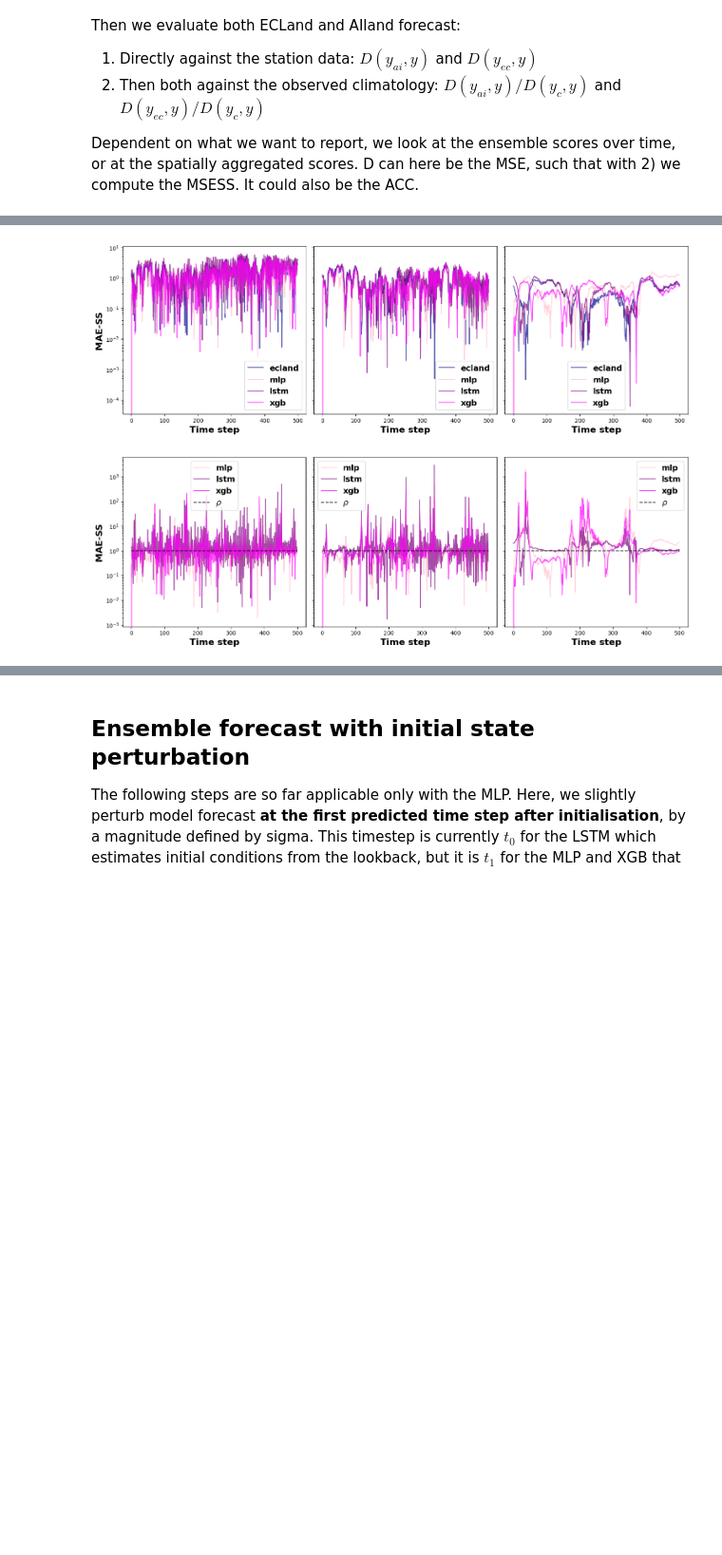
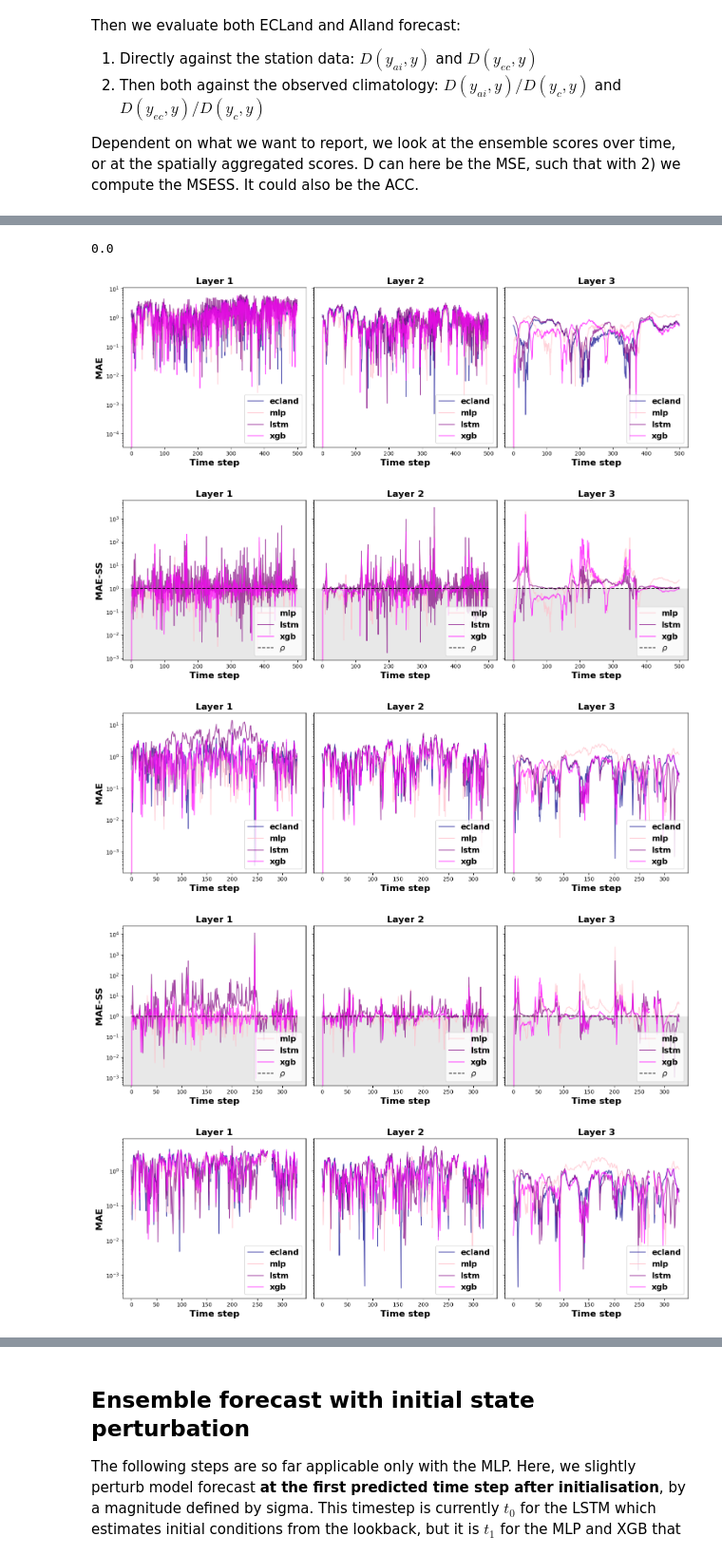
Before and after one commit to MWesselkamp/forecast-horizons, a Jupyter notebook: ecland-emulator/notebooks/evaluation_template.ipynb, the cells around one changed output, grey strips where cells are left out. Shown at 95% size. Drawn from its saved outputs; the diff is of its cells as text; code cells hidden in the pictures; blank space fills up the shorter version.

```diff
--- a/ecland-emulator/notebooks/evaluation_template.ipynb
+++ b/ecland-emulator/notebooks/evaluation_template.ipynb
@@ -159,4 +159,25 @@ Then we evaluate both ECLand and AIland forecast:
 
 Dependent on what we want to report, we look at the ensemble scores over time, or at the spatially aggregated scores. D can here be the MSE, such that with 2) we compute the MSESS. It could also be the ACC.
 # %%
-station_data.shape
+def get_daily_forecasts(data):
+    return data[0::4], data[1::4] , data[2::4], data[3::4]
+
+fc_numerical = dynamic_features_dict['mlp']
+fc_emulators = dynamic_features_prediction_dict
+
+station_data_1, station_data_2, station_data_3, station_data_4 = get_daily_forecasts(station_data)
+fc_numerical_1, fc_numerical_2, fc_numerical_3, fc_numerical_4 = get_daily_forecasts(dynamic_features_dict['mlp'])
+
+fc_emulators_1 = {}
+fc_emulators_2 = {}
+fc_emulators_3 = {}
+fc_emulators_4 = {}
+
+for mod, fc in dynamic_features_prediction_dict.items():
+
+    output1, output2, output3, output4 = get_daily_forecasts(fc)
+
+    fc_emulators_1[mod] = output1
+    fc_emulators_2[mod] = output2
+    fc_emulators_3[mod] = output3
+    fc_emulators_4[mod] = output4
@@ -196,8 +247,25 @@ Evaluation with mae
+# %%
+min(np.nanmin(tensor).item() for tensor in layers_h1['layer0']['skill_scores'].values())
+# %% [output]
+0.0
 # %%
 GevenichPlots.plot_scores(layers['layer0']['scores'], layers['layer1']['scores'], layers['layer2']['scores'],
                           score = "MAE",maximum_evaluation_time=maximum_evaluation_time, log_y=True)
 GevenichPlots.plot_skill_scores(layers['layer0']['skill_scores'], layers['layer1']['skill_scores'], layers['layer2']['skill_scores'],
                           score = "MAE",maximum_evaluation_time=maximum_evaluation_time, log_y=True)
+
+GevenichPlots.plot_scores(layers_h1['layer0']['scores'], layers_h1['layer1']['scores'], layers_h1['layer2']['scores'],
+                          score = "MAE",maximum_evaluation_time=330, hod=1, log_y=True)
+GevenichPlots.plot_skill_scores(layers_h1['layer0']['skill_scores'], layers_h1['layer1']['skill_scores'], layers_h1['layer2']['skill_scores'],
+                          score = "MAE",maximum_evaluation_time=330, hod=1, log_y=True)
+
+GevenichPlots.plot_scores(layers_h2['layer0']['scores'], layers_h2['layer1']['scores'], layers_h2['layer2']['scores'],
+                          score = "MAE",maximum_evaluation_time=330, hod=2, log_y=True)
+GevenichPlots.plot_skill_scores(layers_h1['layer0']['skill_scores'], layers_h1['layer1']['skill_scores'], layers_h1['layer2']['skill_scores'],
+                          score = "MAE",maximum_evaluation_time=330, hod=2, log_y=True)
 # %% [output]
-[figure, old version]
+[figure, new version]
-[figure, old version]
+[figure, new version]
+[figure, added]
+[figure, added]
+[figure, added]
```
Also changed, not shown: parts of 6 cells of this notebook, 5 other files.
